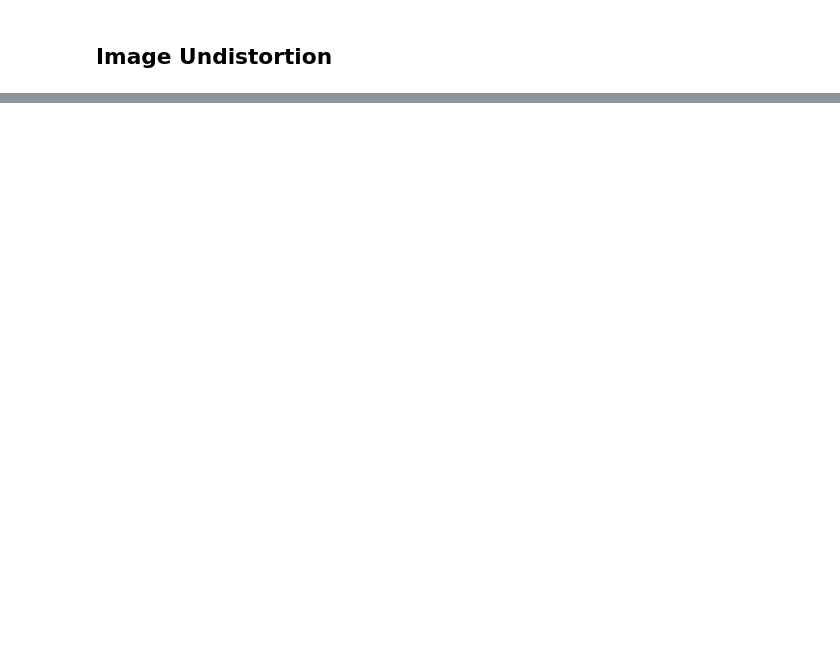
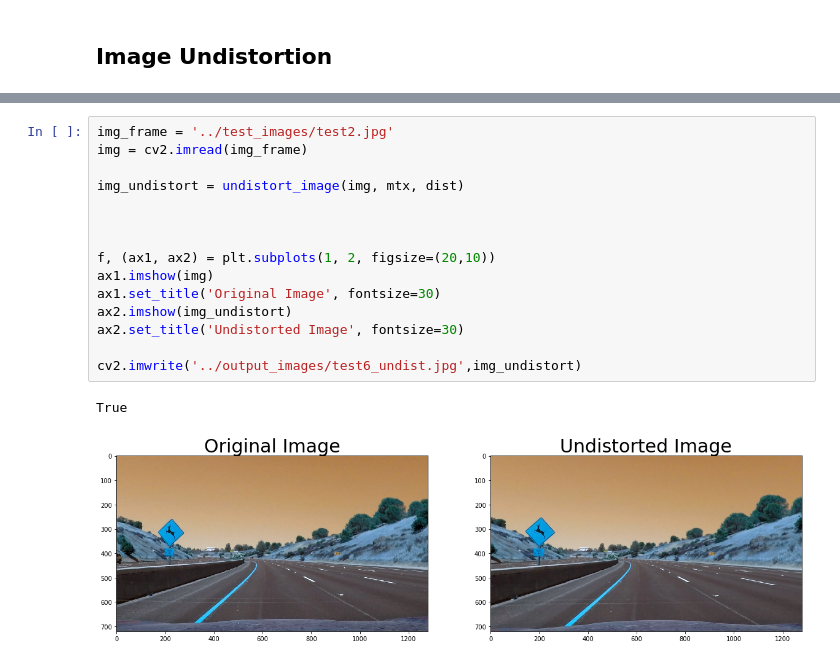
Before and after one commit to NYJiaxing/Udacity-Advance-Lane-Line-Finding-Project, a Jupyter notebook: Advanced Lane Finding.ipynb, the cells around one changed output, grey strips where cells are left out. Cells and saved outputs as stored; diff of their text form; blank space fills up the shorter version.

```diff
--- a/Advanced Lane Finding.ipynb
+++ b/Advanced Lane Finding.ipynb
@@ -87,0 +117,18 @@ NameError: name 'impoints' is not defined
+# %%
+img_frame = '../test_images/test2.jpg'
+img = cv2.imread(img_frame)
+
+img_undistort = undistort_image(img, mtx, dist)
+
+
+
+f, (ax1, ax2) = plt.subplots(1, 2, figsize=(20,10))
+ax1.imshow(img)
+ax1.set_title('Original Image', fontsize=30)
+ax2.imshow(img_undistort)
+ax2.set_title('Undistorted Image', fontsize=30)
+
+cv2.imwrite('../output_images/test6_undist.jpg',img_undistort)
+# %% [output]
+True
+[figure, added]
```
Also changed, not shown: parts of 21 cells of this notebook.
